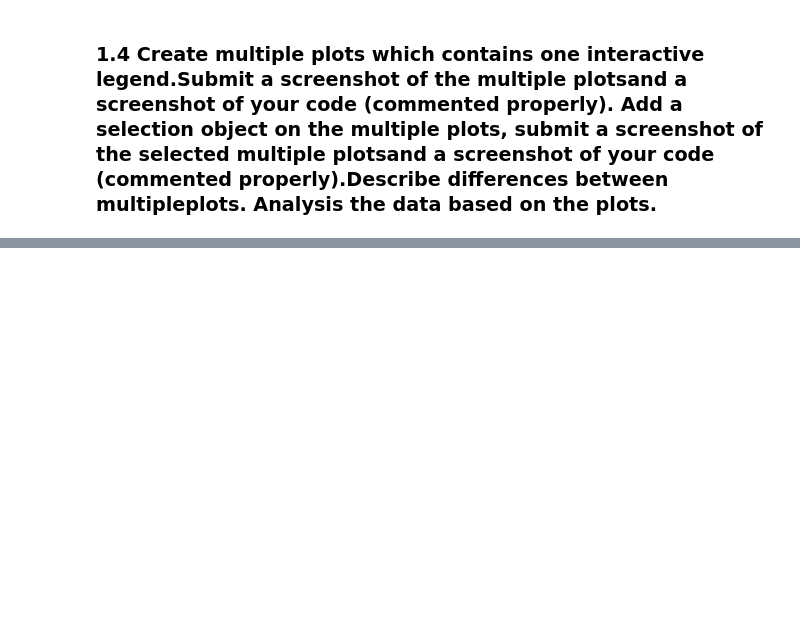
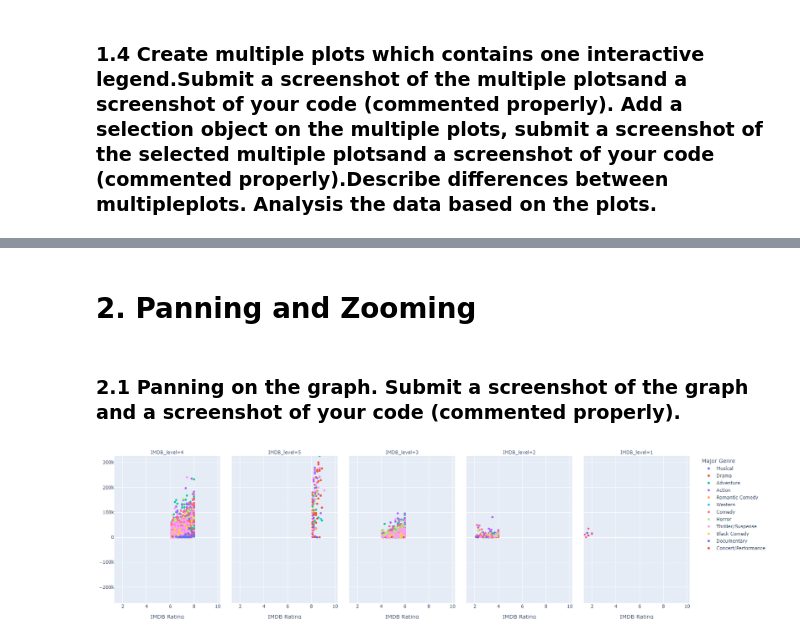
Before and after one commit to teohangxanh/5320, a Jupyter notebook: ICE-10/5320_ICE_10_Nghia_Dang.ipynb, the cells around one changed output, grey strips where cells are left out. Cells and saved outputs as stored; diff of their text form; code cells hidden in the pictures; blank space fills up the shorter version.

```diff
--- a/ICE-10/5320_ICE_10_Nghia_Dang.ipynb
+++ b/ICE-10/5320_ICE_10_Nghia_Dang.ipynb
@@ -87,0 +89,11 @@ for i in range(3):
+# %% [markdown]
+<h1> 2. Panning and Zooming
+# %% [markdown]
+<h3> 2.1 Panning on the graph. Submit a screenshot of the graph and a
+screenshot of your code (commented properly).
+# %%
+panning = "https://raw.githubusercontent.com/teohangxanh/5320/main/ICE-10/Panning.png"
+im = Image.open(requests.get(panning, stream=True).raw)
+im
+# %% [output]
+[figure, added]
```
Also changed, not shown: parts of 11 cells of this notebook, 2 other files.
